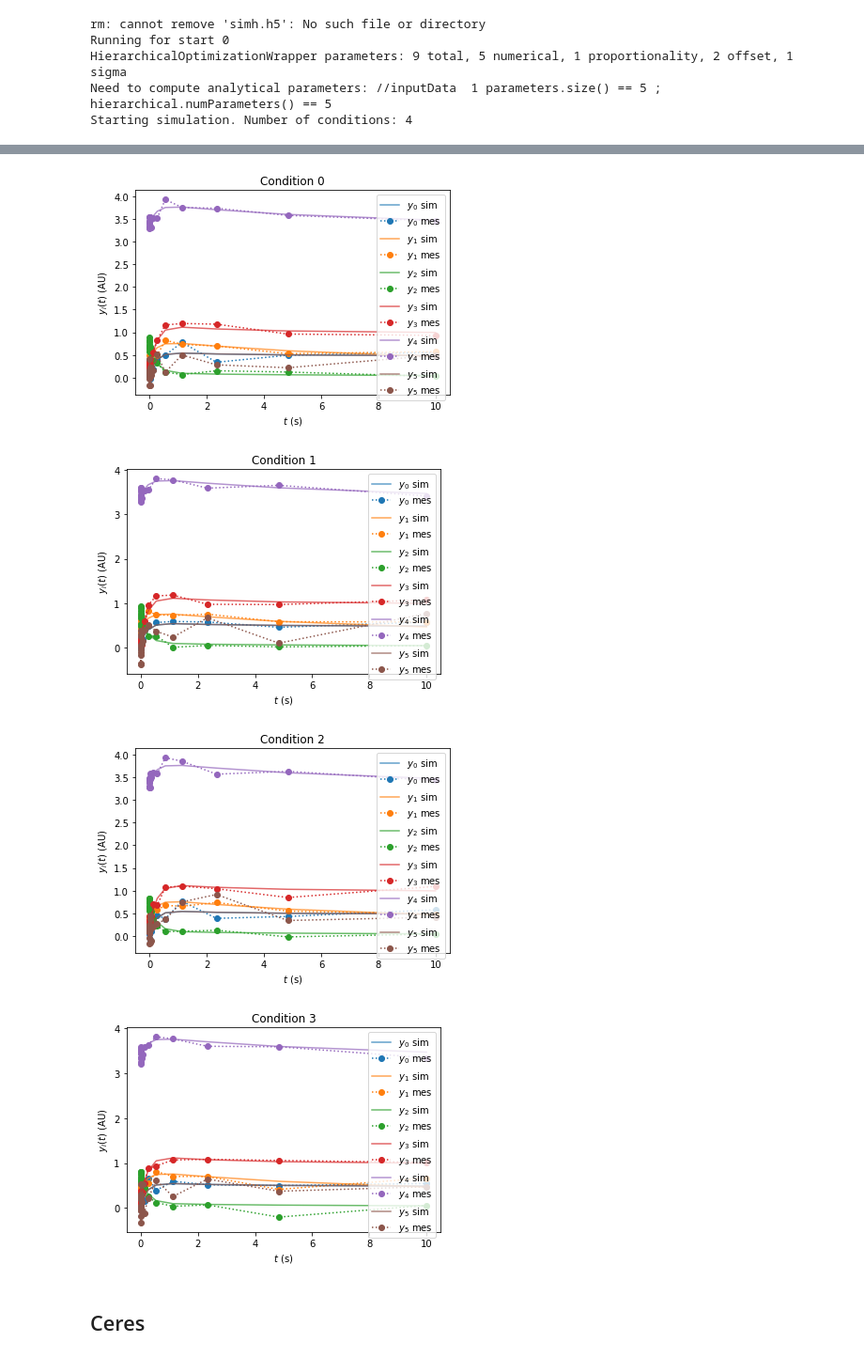
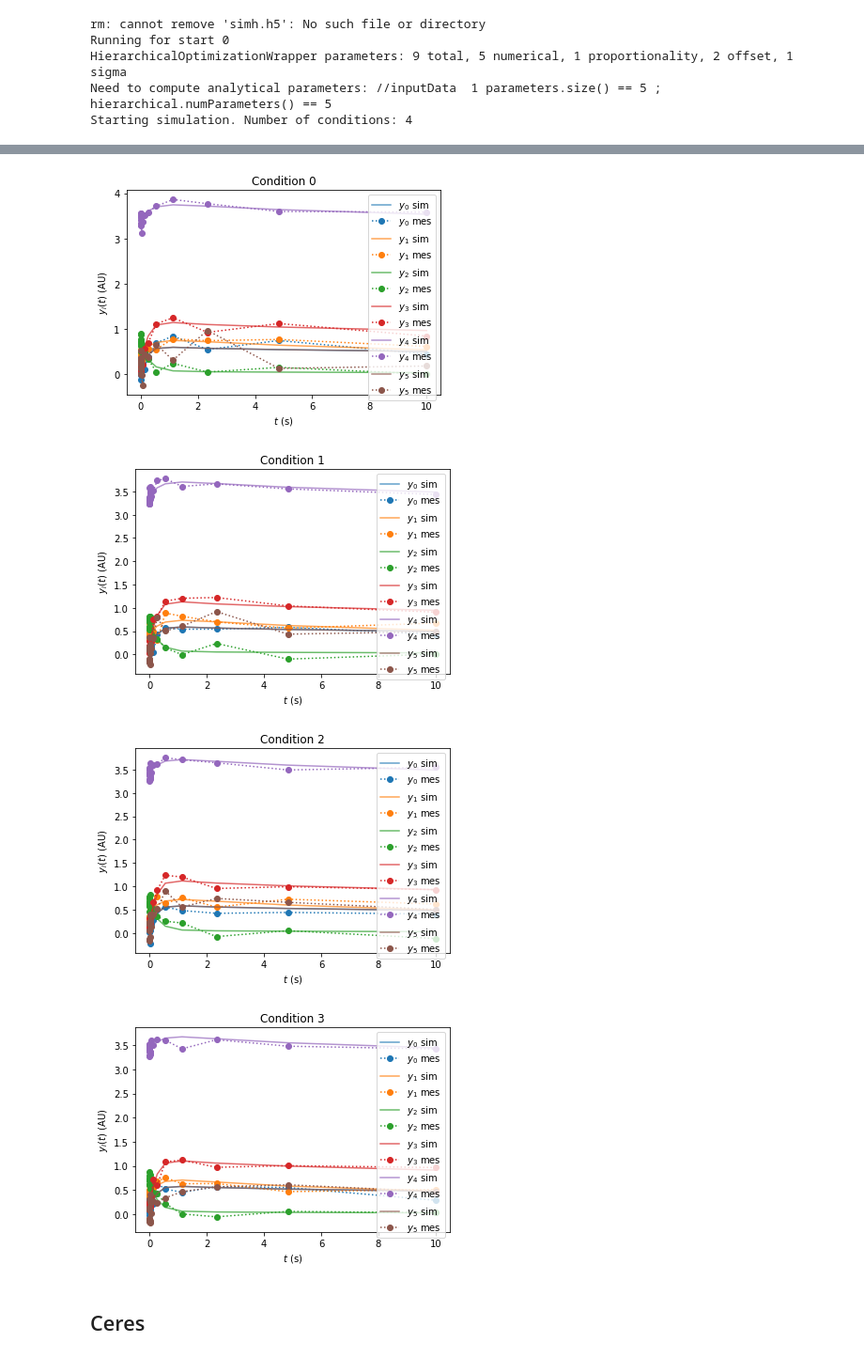
Before and after one commit to ICB-DCM/parPE, a Jupyter notebook: examples/parpeamici/steadystate/parpeExampleSteadystate.ipynb, the cells around one changed output, grey strips where cells are left out. Shown at 94% size. Saved outputs shown, nothing was run; the diff lists cells and outputs as text; code cells hidden in the pictures.

```diff
--- a/examples/parpeamici/steadystate/parpeExampleSteadystate.ipynb
+++ b/examples/parpeamici/steadystate/parpeExampleSteadystate.ipynb
@@ -232,7 +221,7 @@ Need to compute analytical parameters: //inputData  1 parameters.size() == 5 ; h
 Starting simulation. Number of conditions: 4
 # %%
 # Load simulated outputs
-with h5py.File('deleteme/_rank-0001.h5', 'r') as f:
+with h5py.File('deleteme/_rank00000.h5', 'r') as f:
     timepoints = f['/inputData/amiciOptions/ts'][:]
 
 with h5py.File('sim.h5', 'r') as f:
@@ -384 +363,4 @@ print(ymes.shape)
+# %%
+(measured, simulated, time, llh) = parpe.readSimulationsFromFile('simh.h5')
+start_idx = '0'
 # %%
@@ -389,10 +371,10 @@ parpe.plotting.plotCorrelation(ymes, ysim)
 # %%
-parpe.plotting.plotTrajectoryFits(ymes, ysim, timepoints)
+parpe.plotting.plotTrajectoryFits(measured[start_idx], simulated[start_idx], timepoints)
 # %% [output]
-[figure, old version]
+[figure, new version]
-[figure, old version]
+[figure, new version]
-[figure, old version]
+[figure, new version]
-[figure, old version]
+[figure, new version]
 # %% [markdown]
 ## Ceres
 # %%
```
Also changed, not shown: parts of 23 cells of this notebook, 1 other file.
